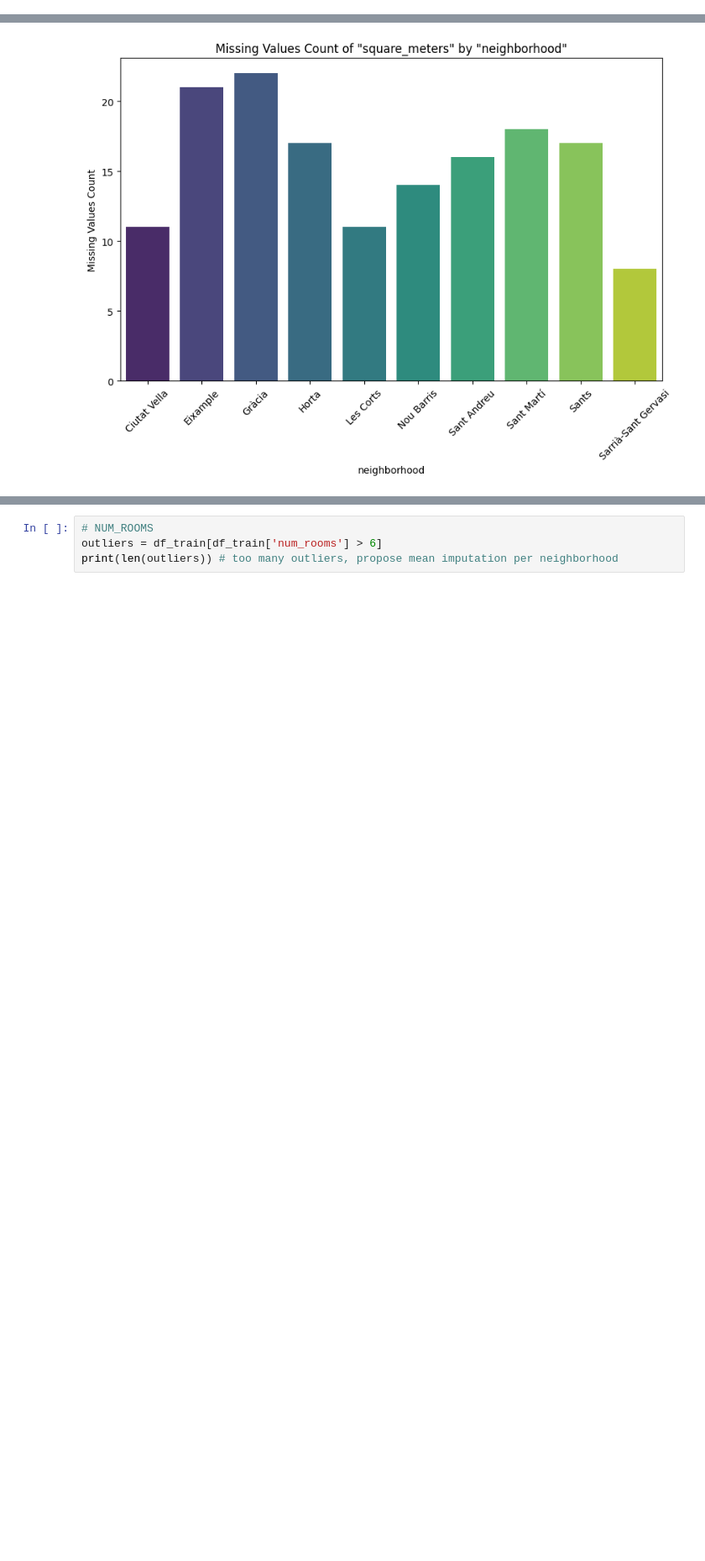
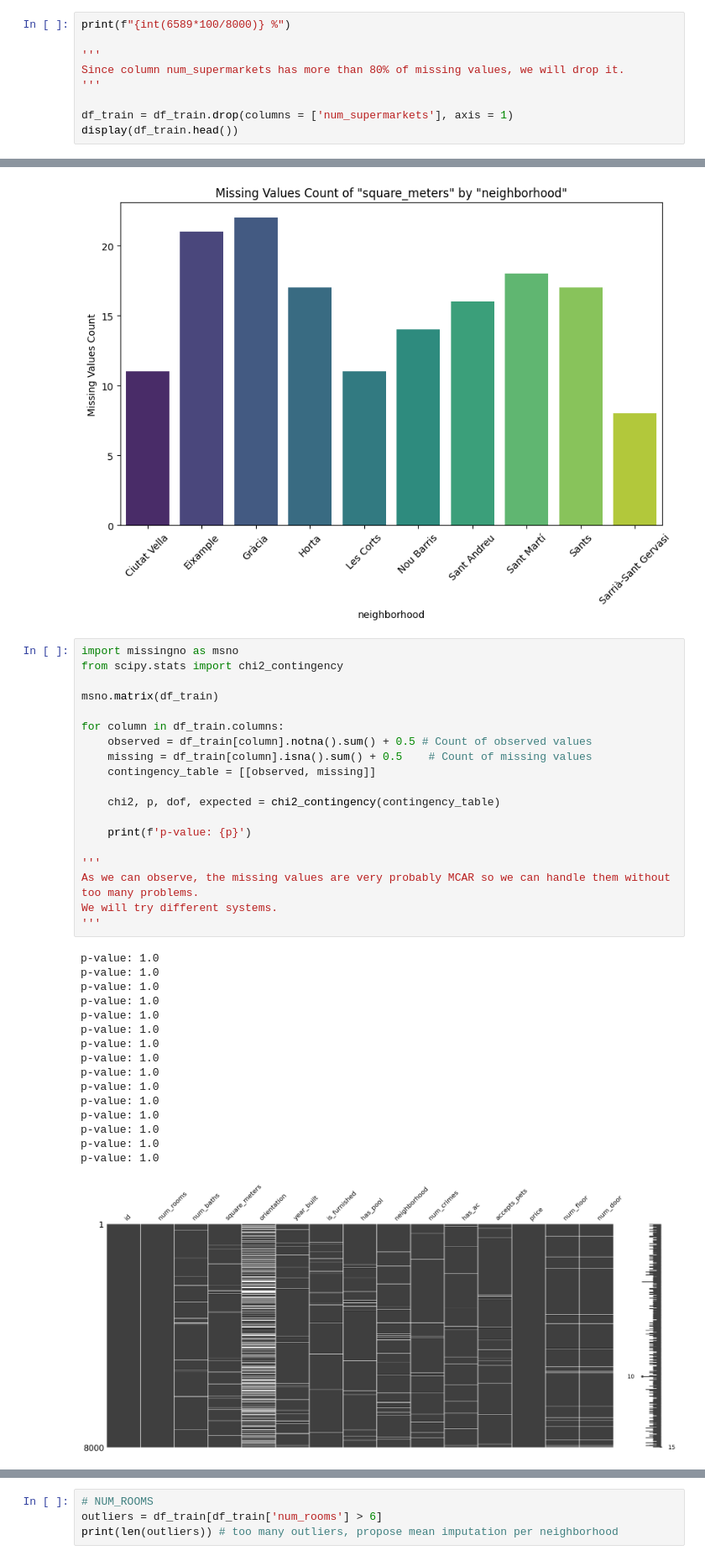
Before and after one commit to monbiote/Barcelona_Apartment_Price_Predictor, a Jupyter notebook: Sarria_nb.ipynb, the cells around one changed output, grey strips where cells are left out. Shown at 84% size. Saved outputs shown, nothing was run; the diff lists cells and outputs as text; blank space fills up the shorter version.

Commit message:
updating wiht little MCAR's test

```diff
--- a/Sarria_nb.ipynb
+++ b/Sarria_nb.ipynb
@@ -172,0 +175,9 @@ dtype: int64
+# %%
+print(f"{int(6589*100/8000)} %")
+
+'''
+Since column num_supermarkets has more than 80% of missing values, we will drop it.
+'''
+
+df_train = df_train.drop(columns = ['num_supermarkets'], axis = 1)
+display(df_train.head())
@@ -188,3 +209,39 @@ plt.xticks(rotation=45)
 plt.show()
 # %% [output]
 [figure]
+# %%
+import missingno as msno
+from scipy.stats import chi2_contingency
+
+msno.matrix(df_train)
+
+for column in df_train.columns:
+    observed = df_train[column].notna().sum() + 0.5 # Count of observed values
+    missing = df_train[column].isna().sum() + 0.5    # Count of missing values
+    contingency_table = [[observed, missing]]
+
+    chi2, p, dof, expected = chi2_contingency(contingency_table)
+
+    print(f'p-value: {p}')
+
+'''
+As we can observe, the missing values are very probably MCAR so we can handle them without too many problems.
+We will try different systems.
+'''
+# %% [output]
+p-value: 1.0
+p-value: 1.0
+p-value: 1.0
+p-value: 1.0
+p-value: 1.0
+p-value: 1.0
+p-value: 1.0
+p-value: 1.0
+p-value: 1.0
+p-value: 1.0
+p-value: 1.0
+p-value: 1.0
+p-value: 1.0
+p-value: 1.0
+p-value: 1.0
+[figure, added]
```
Also changed, not shown: parts of 8 cells of this notebook.
